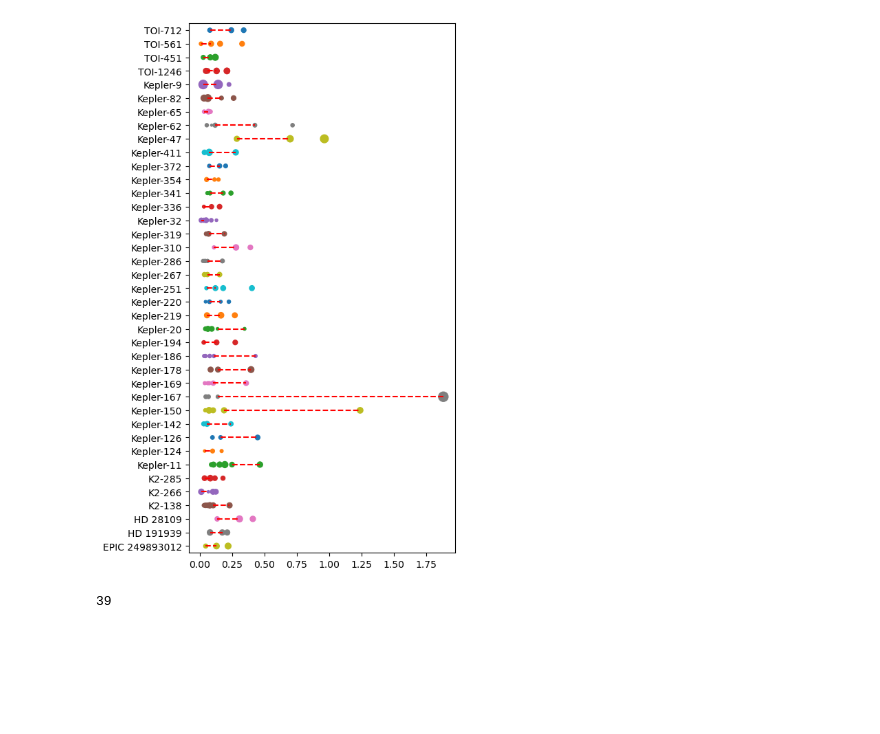
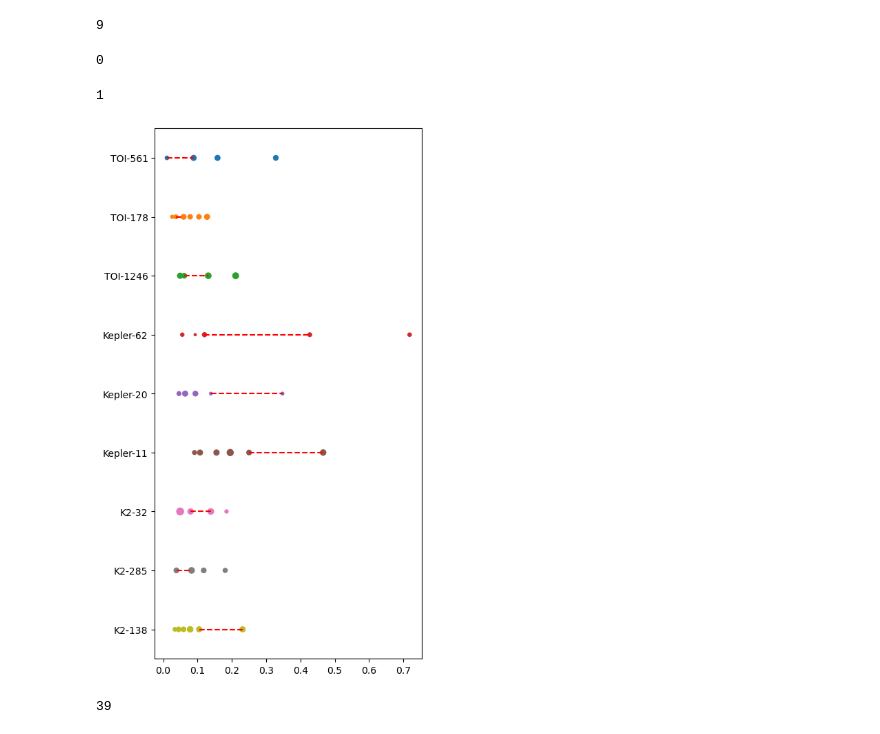
Before and after one commit to wcukier/binary_planets, a Jupyter notebook: play_exoplanets.ipynb, the cells around one changed output. Drawn from its saved outputs; the diff is of its cells as text; code cells hidden in the pictures; blank space fills up the shorter version.

```diff
--- a/play_exoplanets.ipynb
+++ b/play_exoplanets.ipynb
@@ -8,14 +8,14 @@ data = pd.read_csv("PS_2023.05.31_10.42.47.csv", header=290)
 # %%
-COMPACT_RATIO = 1.5
+COMPACT_RATIO = 1.3
 
 
 mask = (
        (data["soltype"] == "Published Confirmed")
        * (data["default_flag"] == 1)
-       * (data["sy_pnum"] > 2)
+       * (data["sy_pnum"] > 3)
        # * (data["cb_flag"] == 0)
        * (data["tran_flag"] ==1)
-       * ((~np.isnan(data["pl_masse"])) + ~np.isnan(data["pl_rade"]))
+       * ((~np.isnan(data["pl_masse"])))
        )
 
 planets = data[mask]
@@ -103,7 +103,7 @@ for key in sys.keys():
 
     a = s["a"]
 
-    if len(a) > 2:
+    if len(a) > 3:
        gaps = a[1:]/a[:-1]
        ratios = gaps/np.min(gaps)
 
@@ -111,4 +111,19 @@ for key in sys.keys():
                   compact_sys.append(s)
                   names.append(key)
                   dyn_gaps.append(ratios)
+                  gap = np.argmax(ratios)
+                  s["gap"] = [a[gap], a[gap+1]]
+
+
+print(len(names))
+# %% [output]
+9
+# %%
+gap
+# %% [output]
+0
+# %%
+np.argmax(ratios)
+# %% [output]
+1
 # %%
@@ -116,29 +131,30 @@ np.save("compact_systems.npy", compact_sys)
 # %%
 compact_sys[0]
 plt.figure(figsize = (5, 10))
 for i in range(len(compact_sys)-1, -1, -1):
-    for j in range(len(dyn_gaps[i])):
-        if dyn_gaps[i][j]>COMPACT_RATIO:
-            plt.plot((compact_sys[i]["a"][j], compact_sys[i]["a"][j+1]),
-                     [i, i],
-                     "r--")
+    # for j in range(len(dyn_gaps[i])):
+        # if dyn_gaps[i][j]>COMPACT_RATIO:
+        #     plt.plot((compact_sys[i]["a"][j], compact_sys[i]["a"][j+1]),
+        #              [i, i],
+        #              "r--")
 
 
     plt.scatter(compact_sys[i]["a"],
                 i*np.ones(len(compact_sys[i]["mass"])),
                 s=10*np.array(compact_sys[i]["r"]),
                 label=names[i],
                 # color="black"
                 )
+    plt.plot(compact_sys[i]["gap"], [i, i],  "r--")
     # plt.text(1.1, i-.08, names[i])
 # plt.xlim(0, 1)
 plt.ylim(-0.5, len(compact_sys) - 0.5)
-plt.savefig("compact_sys.png")
+plt.savefig("figs/compact_sys.png")
 plt.yticks(np.arange(len(compact_sys)),names)
 plt.show()
 # plt.legend()
 # %% [output]
-[figure, old version]
+[figure, new version]
 # %%
 len(compact_sys)
 # %% [output]
```
Also changed, not shown: parts of 8 cells of this notebook, 12 other files.
